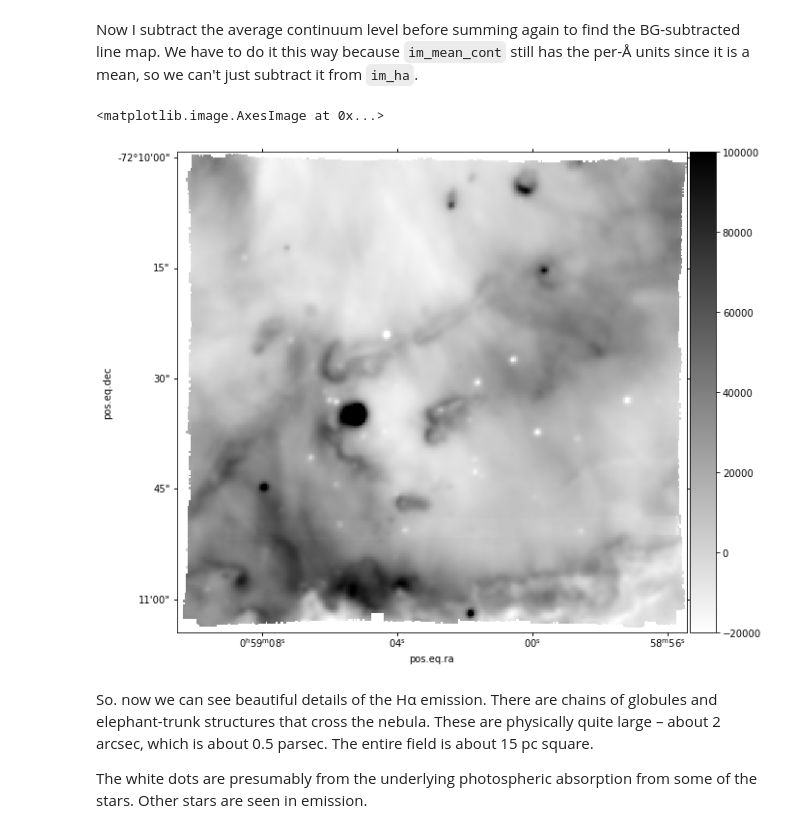
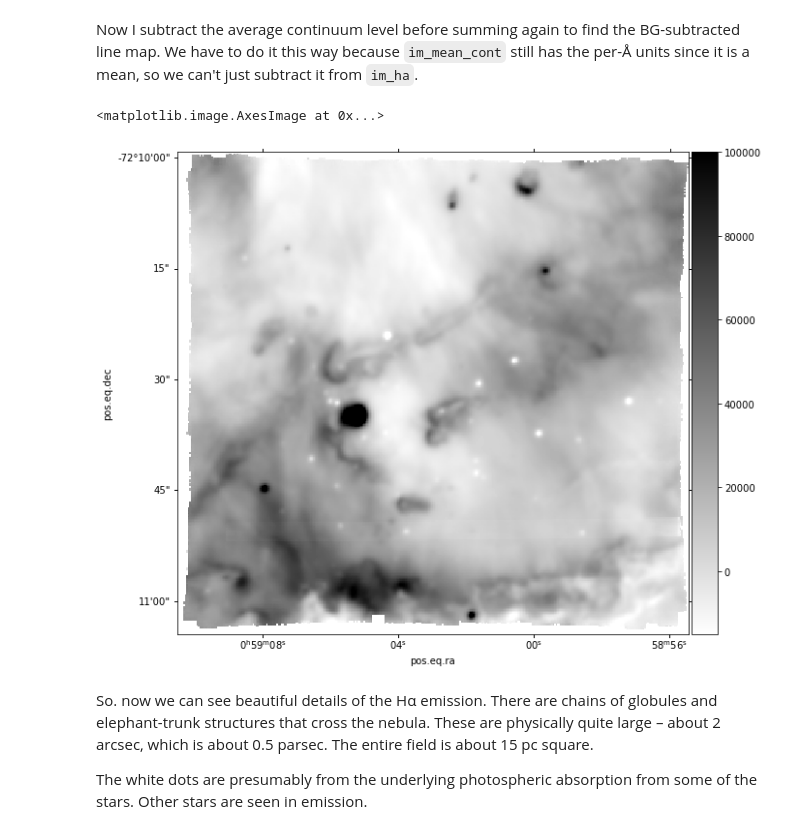
Before and after one commit to will-henney/muse-hii-regions, a Jupyter notebook: notebooks/01-extract-subregions.ipynb, the cells around one changed output. Drawn from its saved outputs; the diff is of its cells as text; code cells hidden in the pictures.

```diff
--- a/notebooks/01-extract-subregions.ipynb
+++ b/notebooks/01-extract-subregions.ipynb
@@ -69,16 +69,16 @@ im_ha_bgsub = (cube.select_lambda(6560.0, 6575.0) - im_mean_cont).sum(axis=0)
 # %%
 fig, ax = plt.subplots(figsize=(10, 10))
 im_ha_bgsub.plot(
     use_wcs=True,
-    vmin=-2.0e4,
+    vmin=-1.5e4,
     vmax=1.0e5,
     cmap="gray_r",
     scale="linear",
     colorbar="v",
 )
 # %% [output]
 <matplotlib.image.AxesImage at 0x...>
-[figure, old version]
+[figure, new version]
 # %% [markdown]
 So. now we can see beautiful details of the Hα emission. There are chains of globules and elephant-trunk structures that cross the nebula. These are physically quite large – about 2 arcsec, which is about 0.5 parsec.  The entire field is about 15 pc square.
 
```
Also changed, not shown: parts of 23 cells of this notebook, 2 other files.
